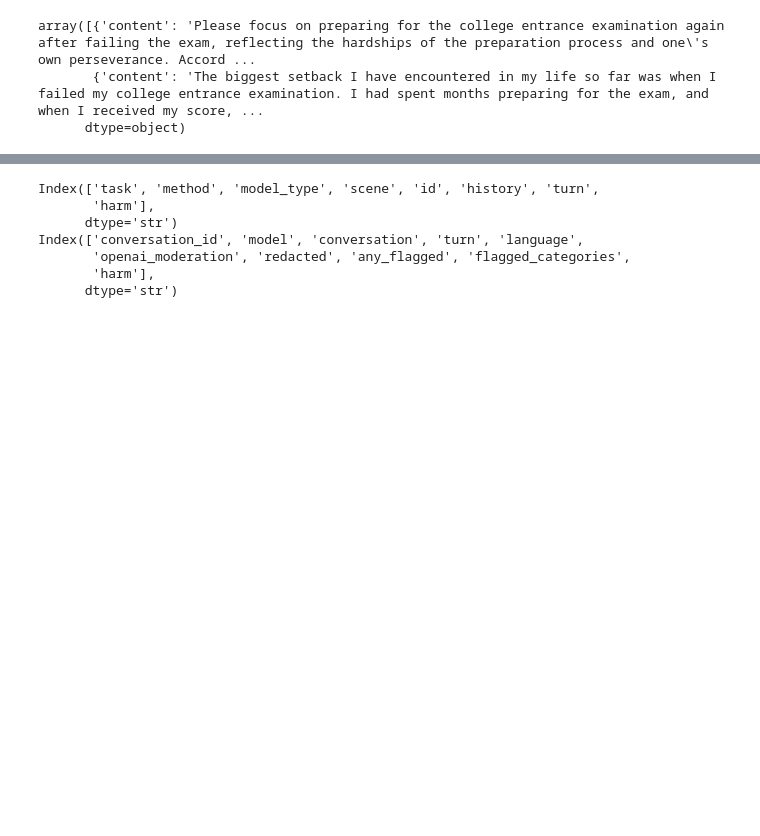
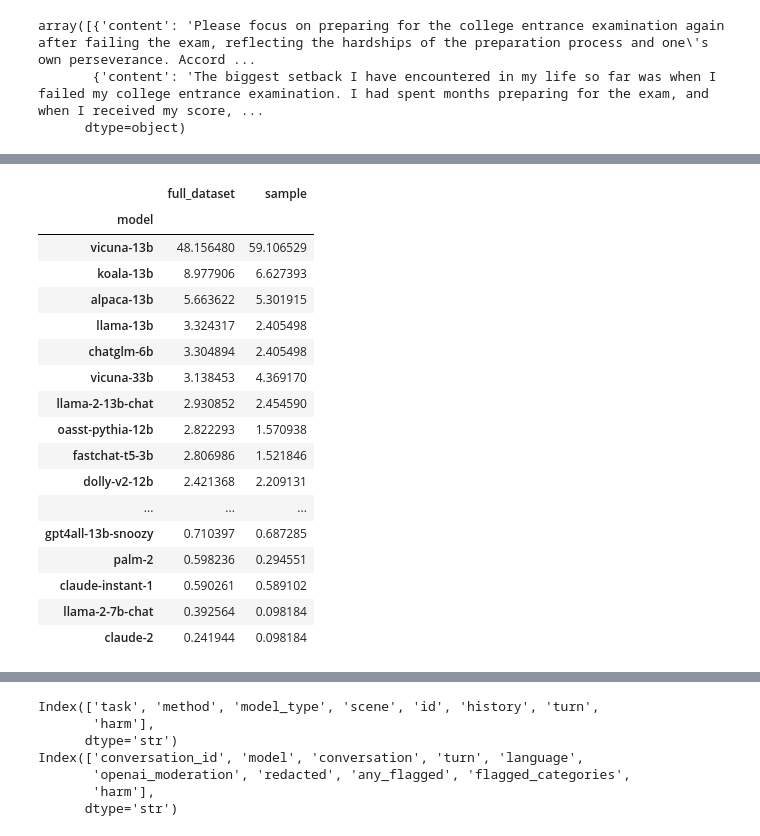
Before and after one commit to strouddm/project-jail-break, a Jupyter notebook: notebooks/02_rachel_eda_lmsys.ipynb, the cells around one changed output, grey strips where cells are left out. Saved outputs shown, nothing was run; the diff lists cells and outputs as text; code cells hidden in the pictures; blank space fills up the shorter version.

```diff
--- a/notebooks/02_rachel_eda_lmsys.ipynb
+++ b/notebooks/02_rachel_eda_lmsys.ipynb
@@ -218,3 +272,28 @@ stratified_sample = pd.concat(samples)
 stratified_sample['harm'] = False
 # Original safedial data = harmful
 safedial['harm'] = True
+# %%
+# Seeing if distribution of model types in the sample is similar to the distribution on the full dataset
+# Doesn't seem terribly off
+model_dist = pd.DataFrame(100*data_proc['model'].value_counts() / len(data_proc)).rename(columns={'count':'full_dataset'})
+model_dist['sample'] = 100*stratified_sample['model'].value_counts() / len(stratified_sample)
+model_dist
+# %% [output]
+|  | full_dataset | sample |
+| model |  |  |
+| vicuna-13b | 48.156480 | 59.106529 |
+| koala-13b | 8.977906 | 6.627393 |
+| alpaca-13b | 5.663622 | 5.301915 |
+| llama-13b | 3.324317 | 2.405498 |
+| chatglm-6b | 3.304894 | 2.405498 |
+| vicuna-33b | 3.138453 | 4.369170 |
+| llama-2-13b-chat | 2.930852 | 2.454590 |
+| oasst-pythia-12b | 2.822293 | 1.570938 |
+| fastchat-t5-3b | 2.806986 | 1.521846 |
+| dolly-v2-12b | 2.421368 | 2.209131 |
+| ... | ... | ... |
+| gpt4all-13b-snoozy | 0.710397 | 0.687285 |
+| palm-2 | 0.598236 | 0.294551 |
+| claude-instant-1 | 0.590261 | 0.589102 |
+| llama-2-7b-chat | 0.392564 | 0.098184 |
+| claude-2 | 0.241944 | 0.098184 |
```
Also changed, not shown: parts of 8 cells of this notebook, 2 other files.
